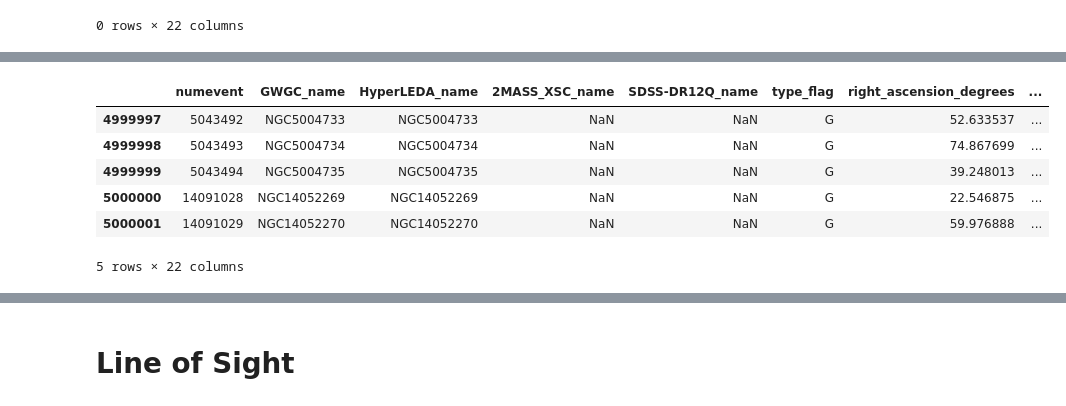
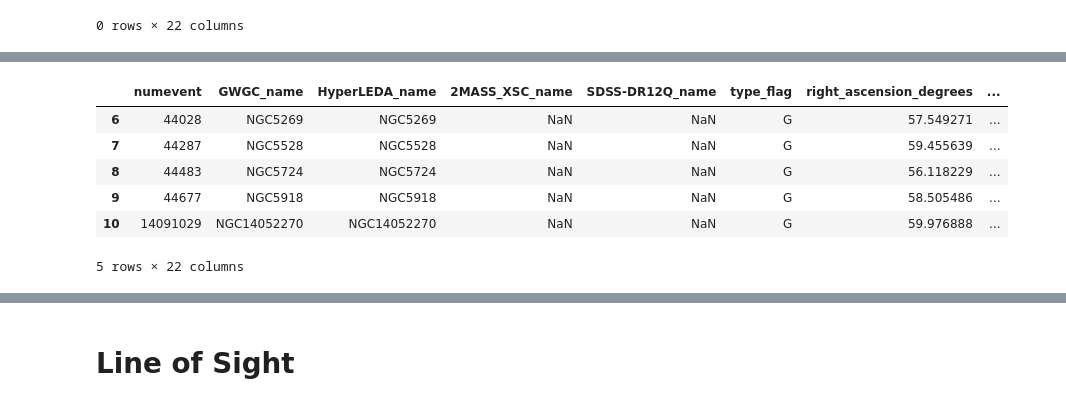
Before and after one commit to RCianca/DarkSirensStat, a Jupyter notebook: ProxyGenerator/GLADE-inator.ipynb, the cells around one changed output, grey strips where cells are left out. Saved outputs shown, nothing was run; the diff lists cells and outputs as text; code cells hidden in the pictures.

```diff
--- a/ProxyGenerator/GLADE-inator.ipynb
+++ b/ProxyGenerator/GLADE-inator.ipynb
@@ -478,3 +467,7 @@ print(glade_like['declination_degrees'].max())
+# %%
+mycone=reduced_flag.head(10)
+cat_name='GLADE_flagship_cone05_10incr.txt'
+mycone.to_csv(cat_name, header=None, index=None, sep=' ')
 # %% [markdown]
 # Add host to FlaghShip
 # %%
@@ -490,7 +483,7 @@ myglade.head(5)
 |  | numevent | GWGC_name | HyperLEDA_name | 2MASS_XSC_name | SDSS-DR12Q_name | type_flag | right_ascension_degrees | ... |
 0 rows × 22 columns
 # %%
-glade500 = pd.read_csv('GLADE_flagship_5000000rand.txt', sep=" ", header=None, low_memory=False)
+glade500 = pd.read_csv(cat_name, sep=" ", header=None, low_memory=False)
 #print(df[20])#pandas lavora al contrario ossia [colonna][riga]
 colnames=['numevent','GWGC_name','HyperLEDA_name','2MASS_XSC_name','SDSS-DR12Q_name','type_flag','right_ascension_degrees',
           'declination_degrees','dl','err_lum_dist','z','app_B_mag','err_app_B_mag','abs_B_mag','app_J_mag',
@@ -504,3 +492,0 @@ glade500.shape[0]
-# %%
-glade500.drop(glade500.tail(6).index,inplace=True)
-glade500.tail(6)
@@ -584,15 +554,16 @@ proxy_row={'numevent':numevent,'GWGC_name':GWGC_name,'HyperLEDA_name':HyperLEDA_
        'lum_dist_flag':3,'pec_vel_correction':0
       }
 # %%
-hostedglade=hostedglade.append(proxy_row, ignore_index=True)
+#hostedglade=hostedglade.append(proxy_row, ignore_index=True)
+hostedglade=glade500.append(proxy_row, ignore_index=True)
 hostedglade.tail()
 # %% [output]
 |  | numevent | GWGC_name | HyperLEDA_name | 2MASS_XSC_name | SDSS-DR12Q_name | type_flag | right_ascension_degrees | ... |
-| 4999997 | 5043492 | NGC5004733 | NGC5004733 | NaN | NaN | G | 52.633537 | ... |
-| 4999998 | 5043493 | NGC5004734 | NGC5004734 | NaN | NaN | G | 74.867699 | ... |
-| 4999999 | 5043494 | NGC5004735 | NGC5004735 | NaN | NaN | G | 39.248013 | ... |
-| 5000000 | 14091028 | NGC14052269 | NGC14052269 | NaN | NaN | G | 22.546875 | ... |
-| 5000001 | 14091029 | NGC14052270 | NGC14052270 | NaN | NaN | G | 59.976888 | ... |
+| 6 | 44028 | NGC5269 | NGC5269 | NaN | NaN | G | 57.549271 | ... |
+| 7 | 44287 | NGC5528 | NGC5528 | NaN | NaN | G | 59.455639 | ... |
+| 8 | 44483 | NGC5724 | NGC5724 | NaN | NaN | G | 56.118229 | ... |
+| 9 | 44677 | NGC5918 | NGC5918 | NaN | NaN | G | 58.505486 | ... |
+| 10 | 14091029 | NGC14052270 | NGC14052270 | NaN | NaN | G | 59.976888 | ... |
 5 rows × 22 columns
 # %%
 #GW221009
```
Also changed, not shown: parts of 30 cells of this notebook, 4 other files.
